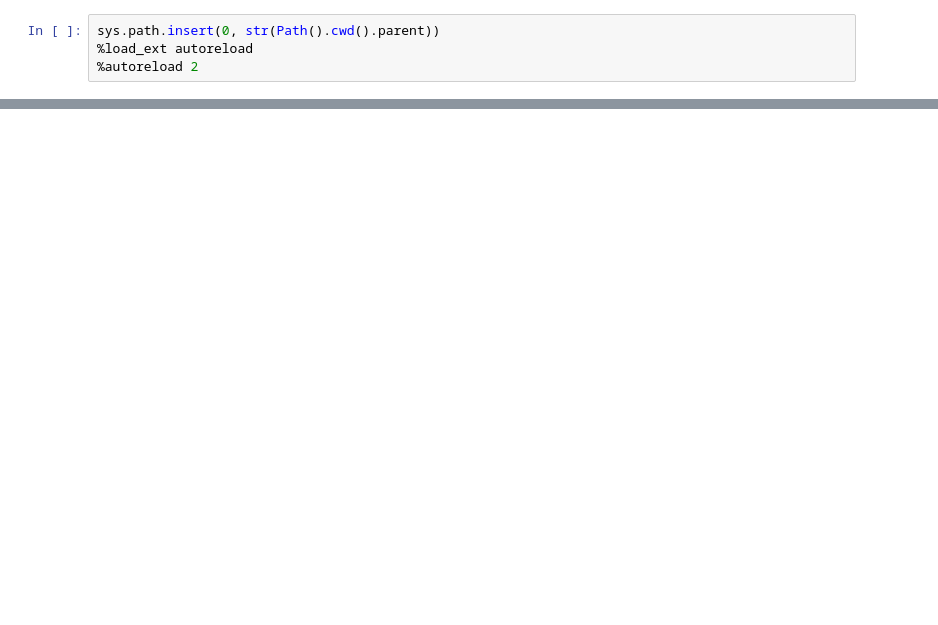
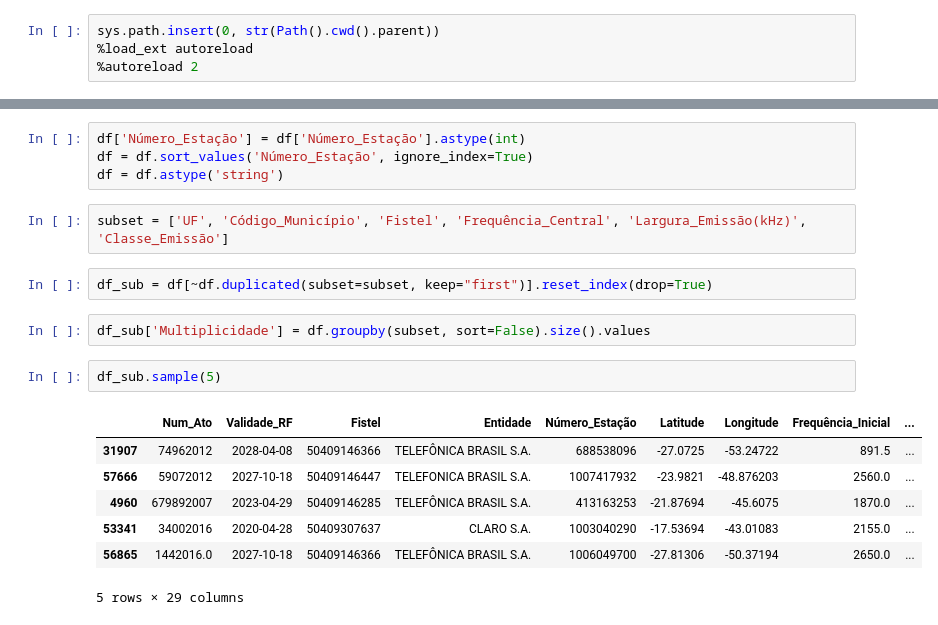
Before and after one commit to InovaFiscaliza/EmissorasRF, a Jupyter notebook: nbs/_smp_eda.ipynb, the cells around one changed output, grey strips where cells are left out. Cells and saved outputs as stored; diff of their text form; blank space fills up the shorter version.

```diff
--- a/nbs/_smp_eda.ipynb
+++ b/nbs/_smp_eda.ipynb
@@ -81 +130,21 @@ gb = gb.astype('category')
+# %%
+df['Número_Estação'] = df['Número_Estação'].astype(int)
+df = df.sort_values('Número_Estação', ignore_index=True)
+df = df.astype('string')
+# %%
+subset = ['UF', 'Código_Município', 'Fistel', 'Frequência_Central', 'Largura_Emissão(kHz)', 'Classe_Emissão']
+# %%
+df_sub = df[~df.duplicated(subset=subset, keep="first")].reset_index(drop=True)
+# %%
+df_sub['Multiplicidade'] = df.groupby(subset, sort=False).size().values
+# %%
+df_sub.sample(5)
+# %% [output]
+|  | Num_Ato | Validade_RF | Fistel | Entidade | Número_Estação | Latitude | Longitude | Frequência_Inicial | ... |
+| 31907 | 74962012 | 2028-04-08 | 50409146366 | TELEFÔNICA BRASIL S.A. | 688538096 | -27.0725 | -53.24722 | 891.5 | ... |
+| 57666 | 59072012 | 2027-10-18 | 50409146447 | TELEFONICA BRASIL S.A. | 1007417932 | -23.9821 | -48.876203 | 2560.0 | ... |
+| 4960 | 679892007 | 2023-04-29 | 50409146285 | TELEFÔNICA BRASIL S.A. | 413163253 | -21.87694 | -45.6075 | 1870.0 | ... |
+| 53341 | 34002016 | 2020-04-28 | 50409307637 | CLARO S.A. | 1003040290 | -17.53694 | -43.01083 | 2155.0 | ... |
+| 56865 | 1442016.0 | 2027-10-18 | 50409146366 | TELEFÔNICA BRASIL S.A. | 1006049700 | -27.81306 | -50.37194 | 2650.0 | ... |
+5 rows × 29 columns
 # %%
```
Also changed, not shown: parts of 31 cells of this notebook, 6 other files.
